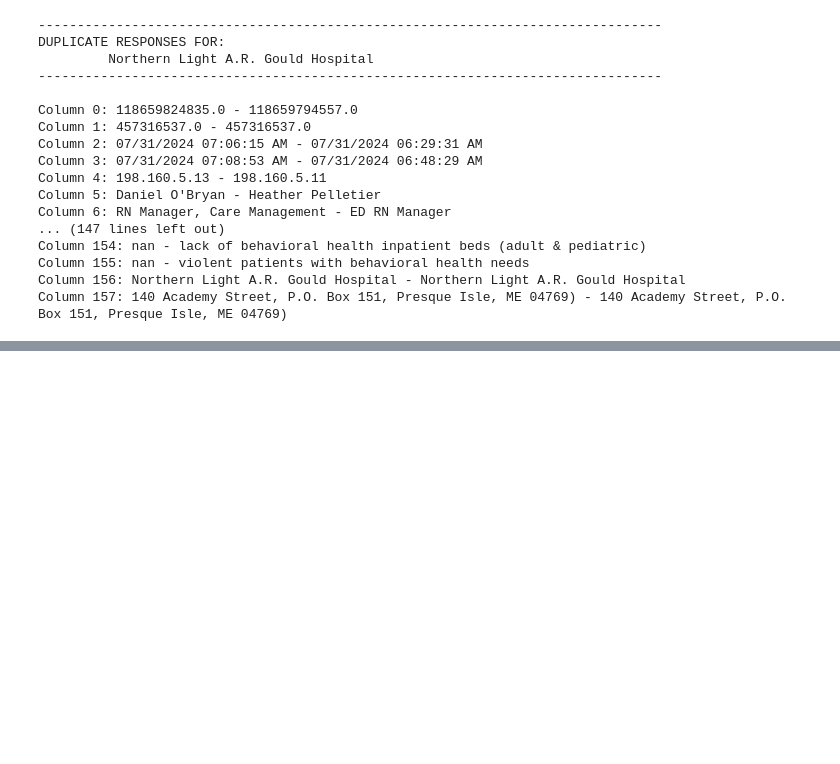
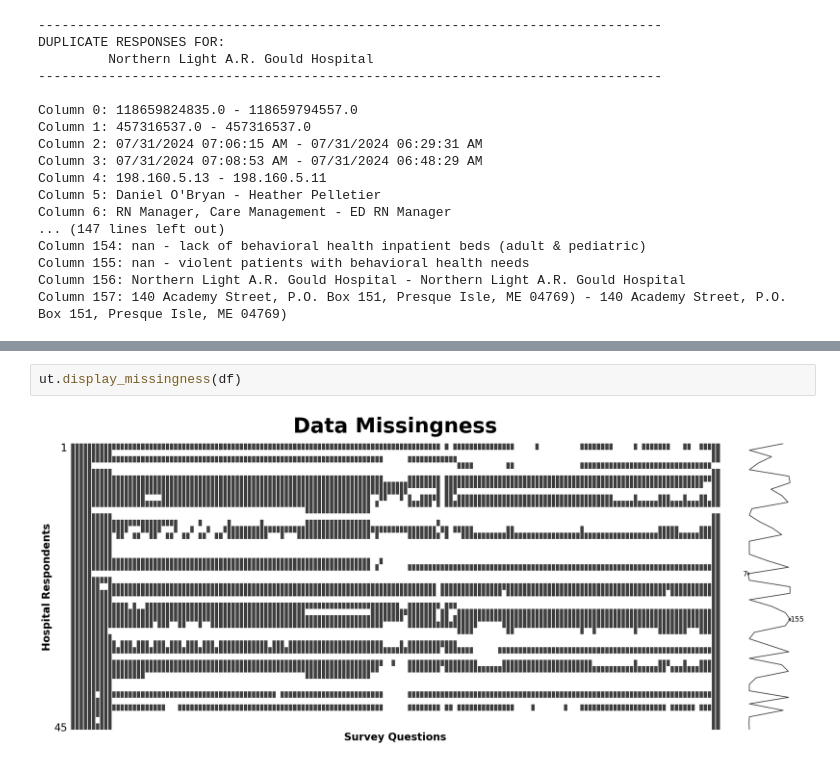
Before and after one commit to nfarrell011/patient-throughput, a Jupyter notebook: analyses/scatch.ipynb, the cells around one changed output, grey strips where cells are left out. Drawn from its saved outputs; the diff is of its cells as text; blank space fills up the shorter version.

```diff
--- a/analyses/scatch.ipynb
+++ b/analyses/scatch.ipynb
@@ -603,0 +669,4 @@ Column 157: 140 Academy Street, P.O. Box 151, Presque Isle, ME 04769) - 140 Acad
+# %%
+ut.display_missingness(df)
+# %% [output]
+[figure, added]
```
Also changed, not shown: parts of 12 cells of this notebook, 1 other file.
